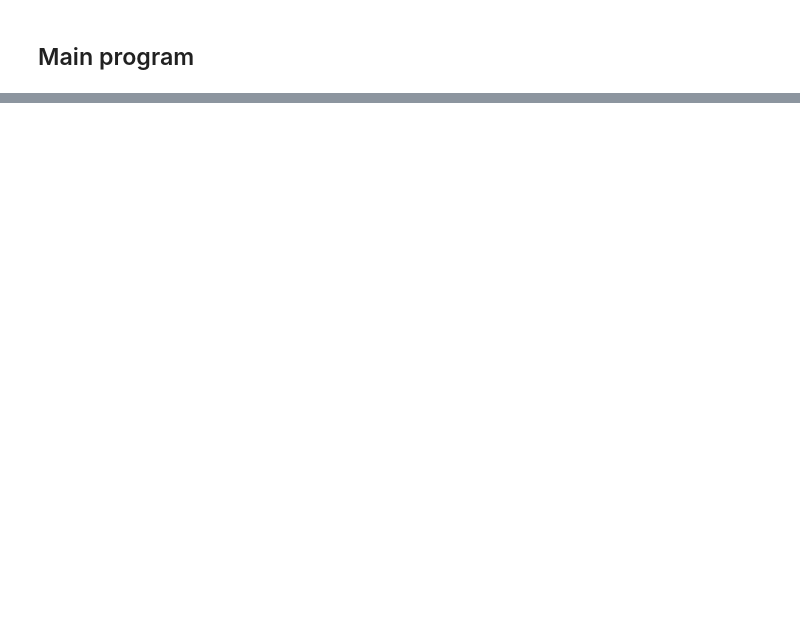
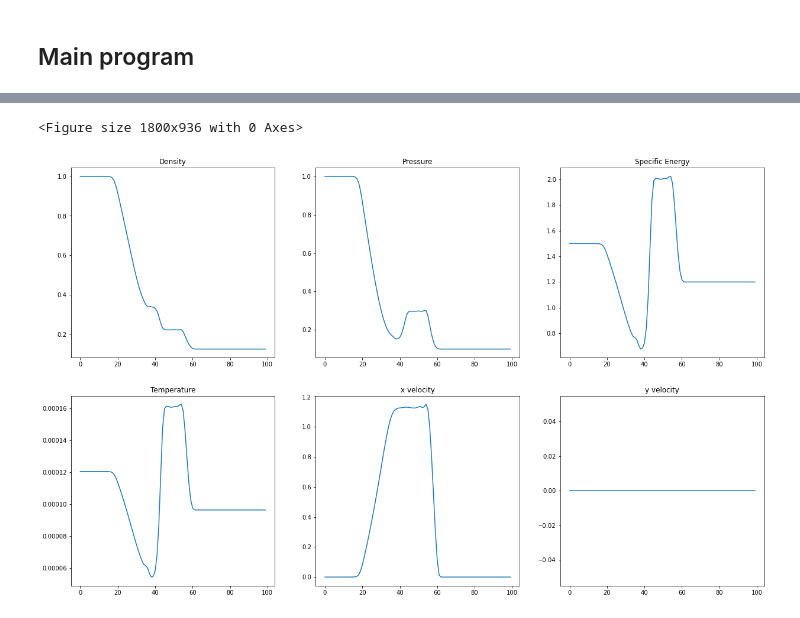
Before and after one commit to changhyun-cho/astrophysics, a Jupyter notebook: hydrodynamics/Testing 2D Hydrocode.ipynb, the cells around one changed output, grey strips where cells are left out. Saved outputs shown, nothing was run; the diff lists cells and outputs as text; code cells hidden in the pictures; blank space fills up the shorter version.

```diff
--- a/hydrodynamics/Testing 2D Hydrocode.ipynb
+++ b/hydrodynamics/Testing 2D Hydrocode.ipynb
@@ -798,0 +832,5 @@ total_plots()
+# %%
+total_plots()
+# %% [output]
+<Figure size 1800x936 with 0 Axes>
+[figure, added]
```
Also changed, not shown: parts of 11 cells of this notebook.
